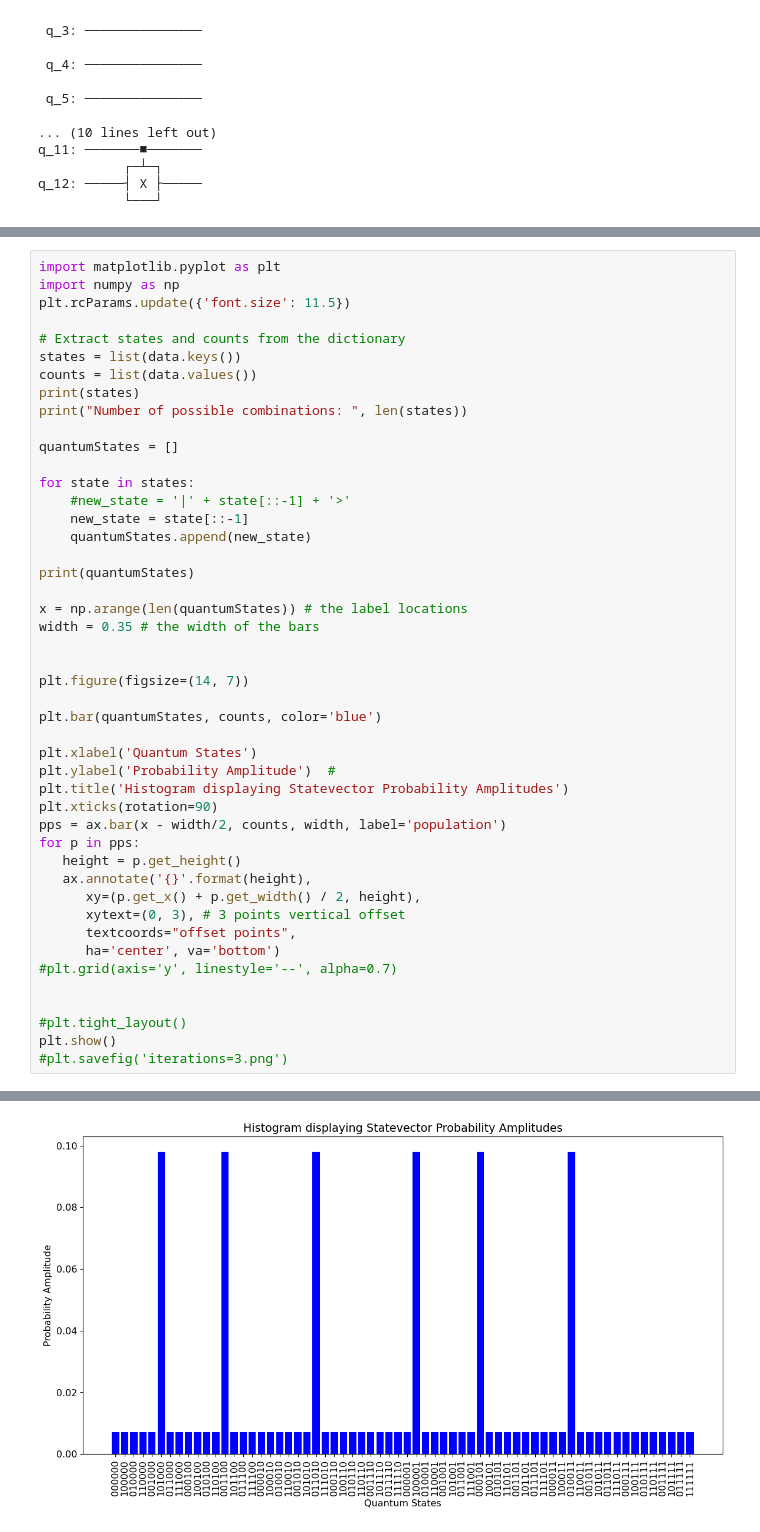
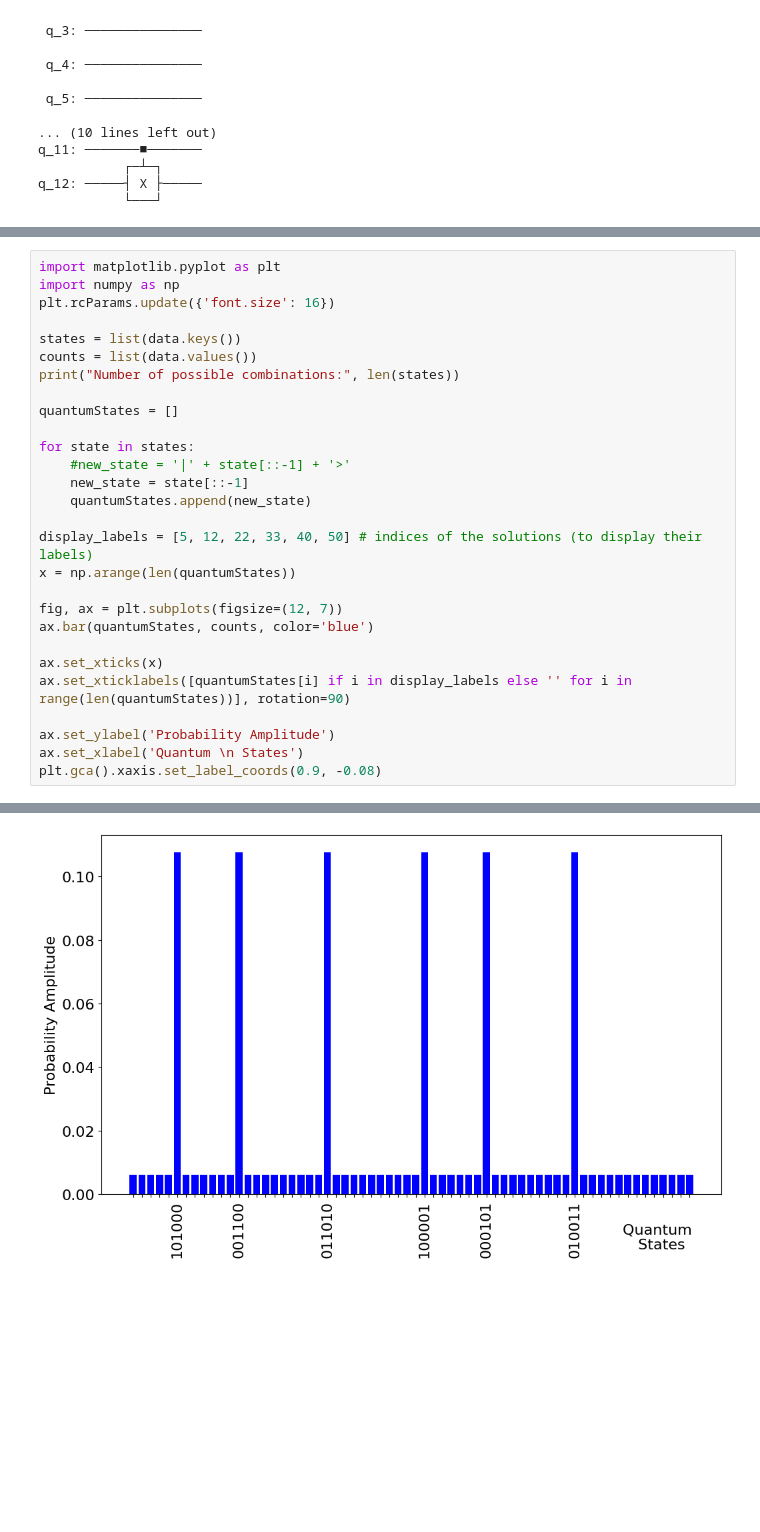
Before and after one commit to LaraTatli18/grovers-algorithm, a Jupyter notebook: quantum-adder-bluequbit.ipynb, the cells around one changed output, grey strips where cells are left out. Saved outputs shown, nothing was run; the diff lists cells and outputs as text; blank space fills up the shorter version.

Commit message:
Updated histogram axis labels

```diff
--- a/quantum-adder-bluequbit.ipynb
+++ b/quantum-adder-bluequbit.ipynb
@@ -219,13 +207,11 @@ False
 # %%
 import matplotlib.pyplot as plt
 import numpy as np
-plt.rcParams.update({'font.size': 11.5})
+plt.rcParams.update({'font.size': 16})
 
-# Extract states and counts from the dictionary
 states = list(data.keys())
 counts = list(data.values())
-print(states)
-print("Number of possible combinations: ", len(states))
+print("Number of possible combinations:", len(states))
 
 quantumStates = []
 
@@ -234,32 +220,16 @@ for state in states:
     new_state = state[::-1]
     quantumStates.append(new_state)
 
-print(quantumStates)
+display_labels = [5, 12, 22, 33, 40, 50] # indices of the solutions (to display their labels)
+x = np.arange(len(quantumStates))
 
-x = np.arange(len(quantumStates)) # the label locations
-width = 0.35 # the width of the bars
+fig, ax = plt.subplots(figsize=(12, 7))
+ax.bar(quantumStates, counts, color='blue')
 
+ax.set_xticks(x)
+ax.set_xticklabels([quantumStates[i] if i in display_labels else '' for i in range(len(quantumStates))], rotation=90)
 
-plt.figure(figsize=(14, 7))
-
-plt.bar(quantumStates, counts, color='blue')
-
-plt.xlabel('Quantum States')
-plt.ylabel('Probability Amplitude')  #
-plt.title('Histogram displaying Statevector Probability Amplitudes')
-plt.xticks(rotation=90)
-pps = ax.bar(x - width/2, counts, width, label='population')
-for p in pps:
-   height = p.get_height()
-   ax.annotate('{}'.format(height),
-      xy=(p.get_x() + p.get_width() / 2, height),
-      xytext=(0, 3), # 3 points vertical offset
-      textcoords="offset points",
-      ha='center', va='bottom')
-#plt.grid(axis='y', linestyle='--', alpha=0.7)
-
-
-#plt.tight_layout()
-plt.show()
-#plt.savefig('iterations=3.png')
+ax.set_ylabel('Probability Amplitude')
+ax.set_xlabel('Quantum \n States')
+plt.gca().xaxis.set_label_coords(0.9, -0.08)
 # %% [output]
@@ -270 +237 @@ NameError: name 'ax' is not defined
-[figure, old version]
+[figure, new version]
```
Also changed, not shown: parts of 4 cells of this notebook.
